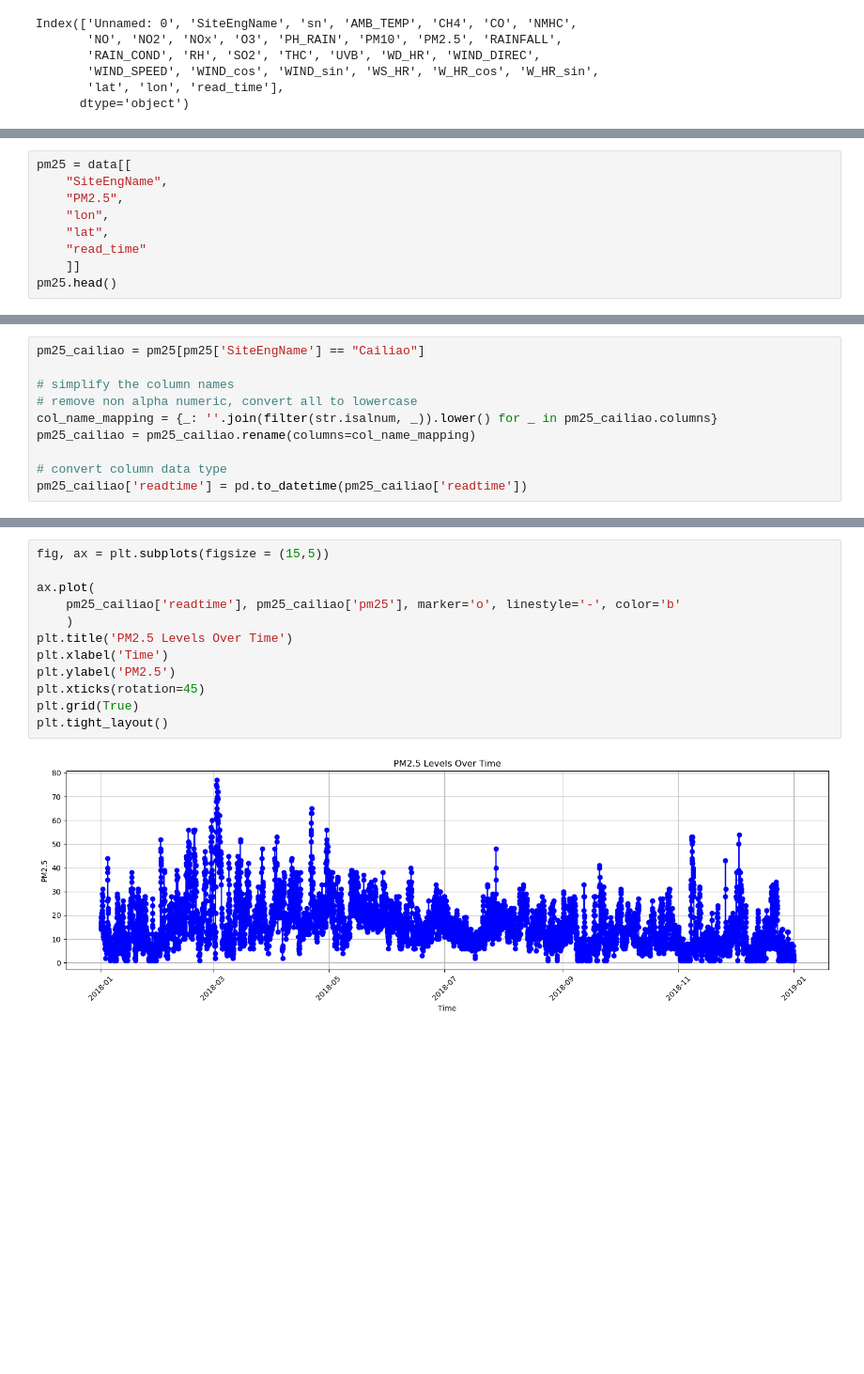
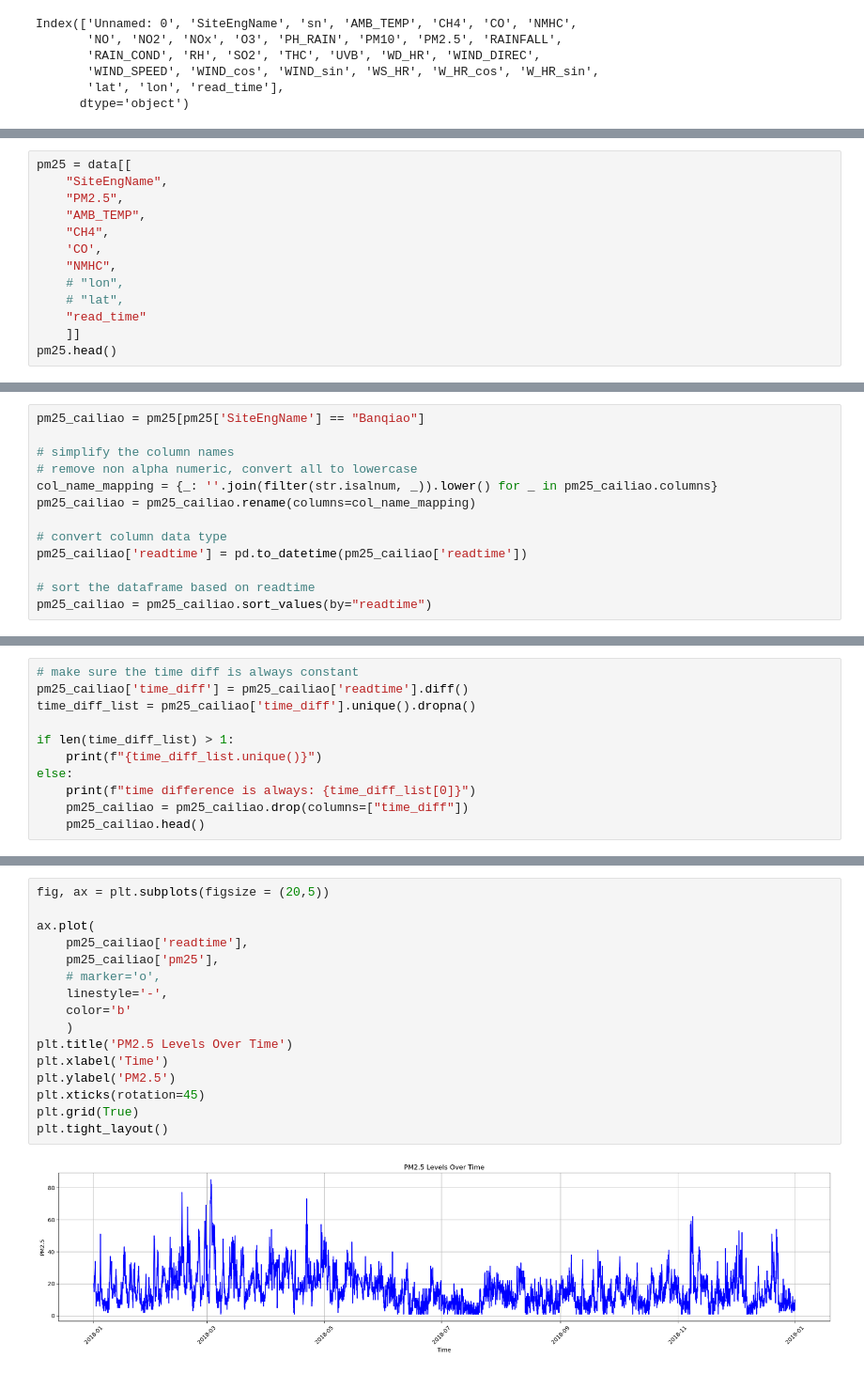
Before and after one commit to amrirasyidi/air_quality_forecasting, a Jupyter notebook: notebooks/1_forecast_testing.ipynb, the cells around one changed output, grey strips where cells are left out. Shown at 94% size. Drawn from its saved outputs; the diff is of its cells as text; blank space fills up the shorter version.

```diff
--- a/notebooks/1_forecast_testing.ipynb
+++ b/notebooks/1_forecast_testing.ipynb
@@ -44,8 +60,12 @@ Index(['Unnamed: 0', 'SiteEngName', 'sn', 'AMB_TEMP', 'CH4', 'CO', 'NMHC',
 pm25 = data[[
     "SiteEngName",
     "PM2.5",
-    "lon",
-    "lat",
+    "AMB_TEMP",
+    "CH4",
+    'CO',
+    "NMHC",
+    # "lon",
+    # "lat",
     "read_time"
     ]]
 pm25.head()
@@ -59,5 +79,5 @@ pm25.head()
 # %%
-pm25_cailiao = pm25[pm25['SiteEngName'] == "Cailiao"]
+pm25_cailiao = pm25[pm25['SiteEngName'] == "Banqiao"]
 
 # simplify the column names
 # remove non alpha numeric, convert all to lowercase
@@ -66,3 +86,6 @@ pm25_cailiao = pm25_cailiao.rename(columns=col_name_mapping)
 
 # convert column data type
 pm25_cailiao['readtime'] = pd.to_datetime(pm25_cailiao['readtime'])
+
+# sort the dataframe based on readtime
+pm25_cailiao = pm25_cailiao.sort_values(by="readtime")
@@ -77,0 +92,11 @@ pm25_cailiao.head()
+# %%
+# make sure the time diff is always constant
+pm25_cailiao['time_diff'] = pm25_cailiao['readtime'].diff()
+time_diff_list = pm25_cailiao['time_diff'].unique().dropna()
+
+if len(time_diff_list) > 1:
+    print(f"{time_diff_list.unique()}")
+else:
+    print(f"time difference is always: {time_diff_list[0]}")
+    pm25_cailiao = pm25_cailiao.drop(columns=["time_diff"])
+    pm25_cailiao.head()
@@ -78,14 +105,18 @@ pm25_cailiao.head()
 # %%
-fig, ax = plt.subplots(figsize = (15,5))
+fig, ax = plt.subplots(figsize = (20,5))
 
 ax.plot(
-    pm25_cailiao['readtime'], pm25_cailiao['pm25'], marker='o', linestyle='-', color='b'
+    pm25_cailiao['readtime'],
+    pm25_cailiao['pm25'],
+    # marker='o',
+    linestyle='-',
+    color='b'
     )
 plt.title('PM2.5 Levels Over Time')
 plt.xlabel('Time')
 plt.ylabel('PM2.5')
 plt.xticks(rotation=45)
 plt.grid(True)
 plt.tight_layout()
 # %% [output]
-[figure, old version]
+[figure, new version]
```
Also changed, not shown: parts of 26 cells of this notebook, 5 other files.
